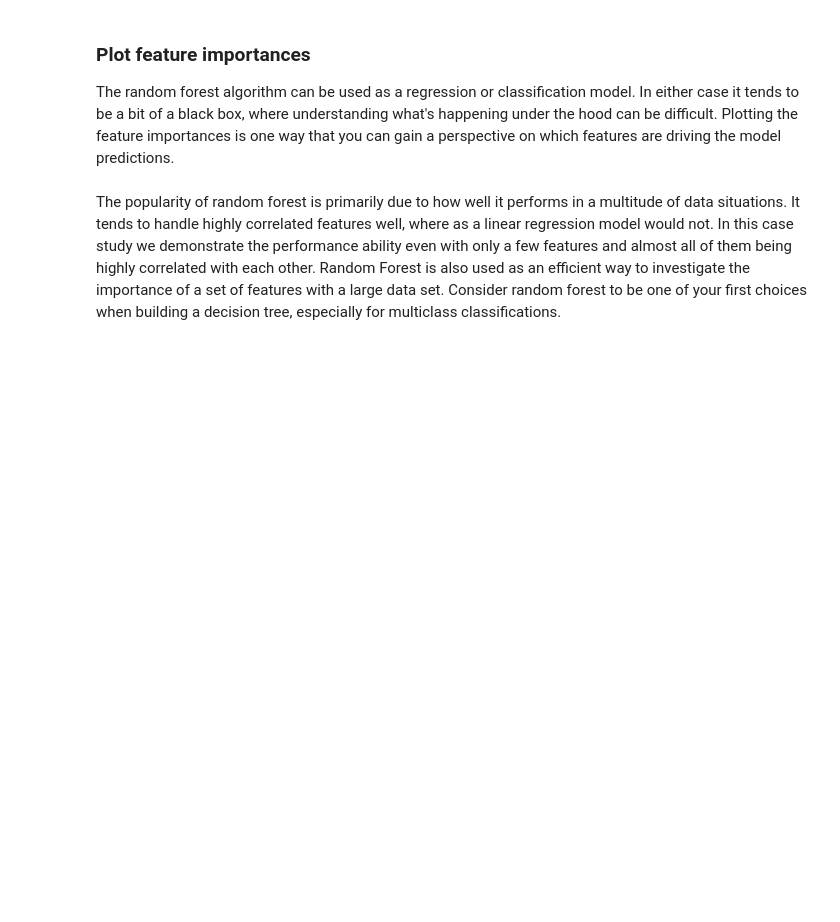
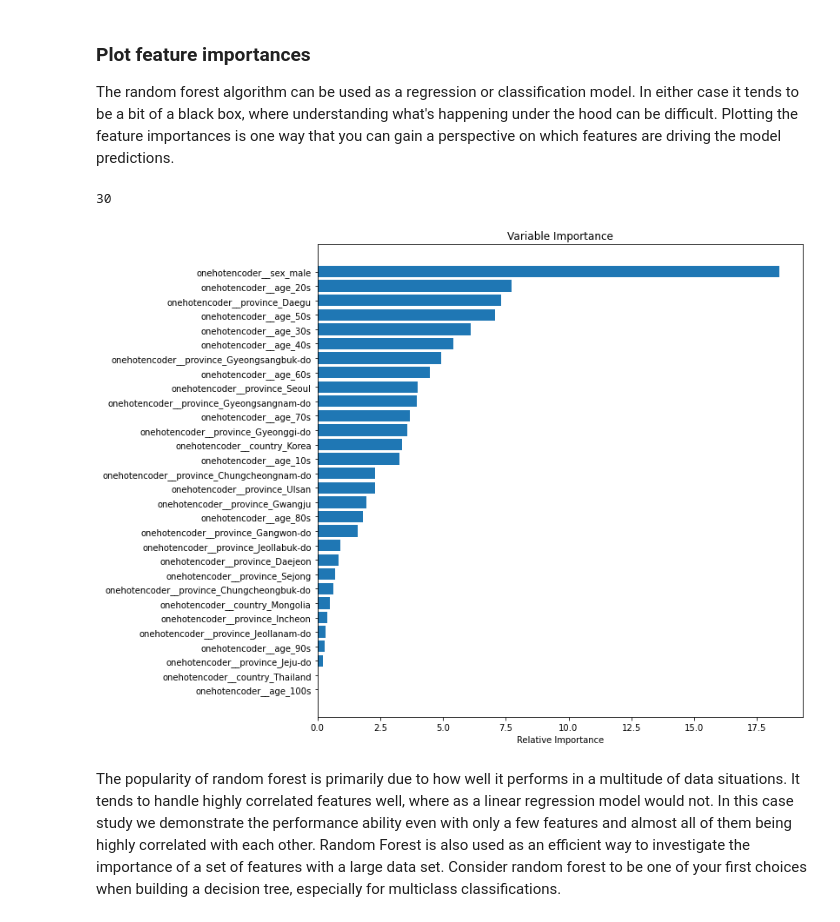
Before and after one commit to ehardwick2/RandomForest_Covid19_Case_Study, a Jupyter notebook: RandomForest_casestudy_covid19.ipynb, the cells around one changed output. Drawn from its saved outputs; the diff is of its cells as text; code cells hidden in the pictures; blank space fills up the shorter version.

```diff
--- a/RandomForest_casestudy_covid19.ipynb
+++ b/RandomForest_casestudy_covid19.ipynb
@@ -339,0 +382,10 @@ X_train, X_test, y_train, y_test = train_test_split(X, y, test_size=.2, random_s
+# %%
+#now the one-hot encoding. Import packages:
+from sklearn.preprocessing import OneHotEncoder, StandardScaler
+from sklearn.compose import make_column_transformer
+
+#separate numeric and categorical features
+cat_cols = X_train.select_dtypes(include='object').columns
+num_cols = X_train.select_dtypes(exclude='object').columns
+
+display(cat_cols, num_cols)
@@ -449,18 +551,21 @@ The random forest algorithm can be used as a regression or classification model.
 # %%
 feature_importance = clf.feature_importances_
 # make importances relative to max importance
-feature_importance = 100.0 * (feature_importance / feature_importance.max())[:30]
+feature_importance = 100.0 * (feature_importance / feature_importance.max())[:30] #for the first 30 features
 sorted_idx = np.argsort(feature_importance)[:30]
 
 pos = np.arange(sorted_idx.shape[0]) + .5
 print(pos.size)
 sorted_idx.size
 plt.figure(figsize=(10,10))
 plt.barh(pos, feature_importance[sorted_idx], align='center')
-plt.yticks(pos, X.columns[sorted_idx])
+plt.yticks(pos, X_train.columns[sorted_idx])
 plt.xlabel('Relative Importance')
 plt.title('Variable Importance')
 plt.show()
+# %% [output]
+30
+[figure, added]
 # %% [markdown]
 The popularity of random forest is primarily due to how well it performs in a multitude of data situations. It tends to handle highly correlated features well, where as a linear regression model would not. In this case study we demonstrate the performance ability even with only a few features and almost all of them being highly correlated with each other.
 Random Forest is also used as an efficient way to investigate the importance of a set of features with a large data set. Consider random forest to be one of your first choices when building a decision tree, especially for multiclass classifications.
```
Also changed, not shown: parts of 20 cells of this notebook.
